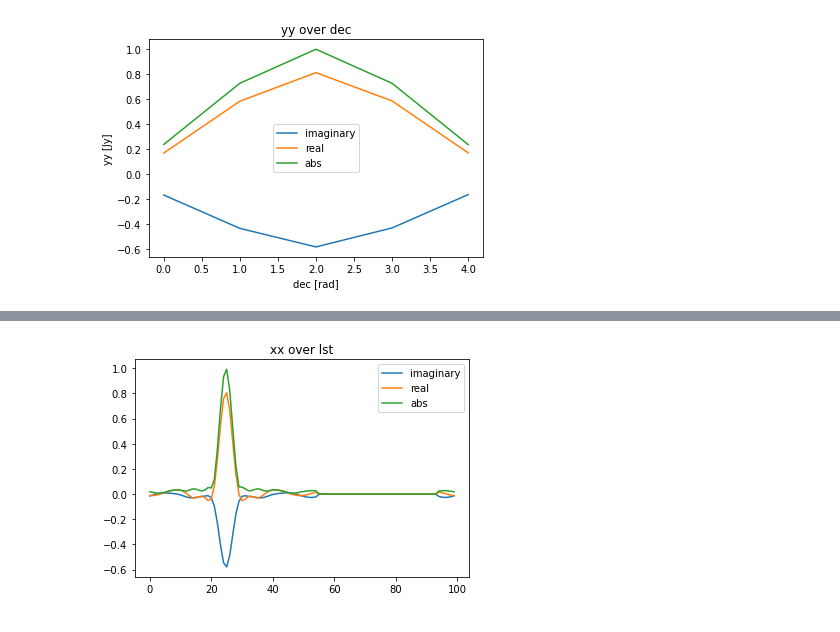
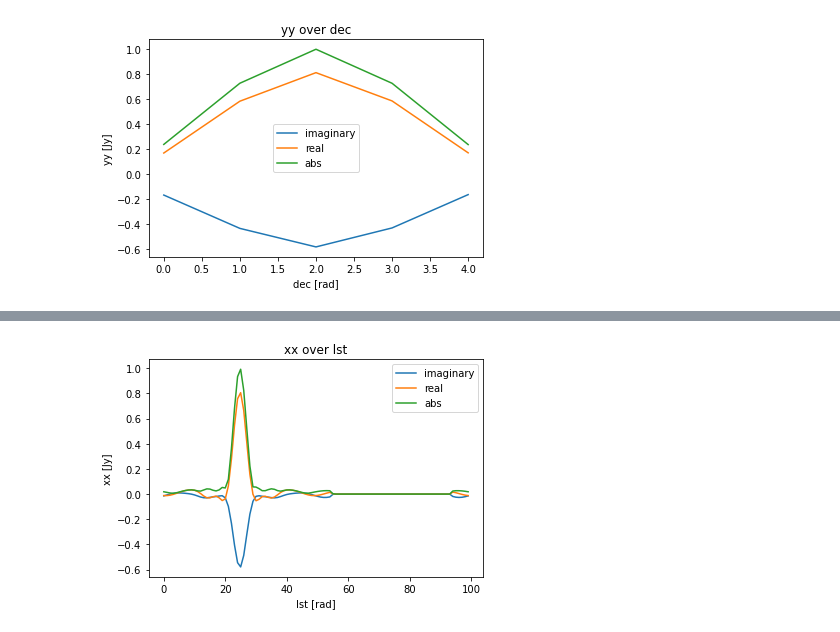
Before and after one commit to 3276908917/skyflux, a Jupyter notebook: notebooks/debugging/pure_J.ipynb, the cells around one changed output, grey strips where cells are left out. Drawn from its saved outputs; the diff is of its cells as text; code cells hidden in the pictures.

```diff
--- a/notebooks/debugging/pure_J.ipynb
+++ b/notebooks/debugging/pure_J.ipynb
@@ -18,17 +18,3 @@ import numpy as np
 import healpy as hp
 # %% [output]
 WARNING: leap-second auto-update failed due to the following exception: RuntimeError('attempted to use clear_download_cache on the path //anaconda3/envs/hera/lib/python3.8/site-packages/astropy/utils/ ...
-# %%
-list_az = []
-list_alt = []
-for source in sf.catalog.obj_catalog:
-    ra = np.radians(source.ra_angle)
-    dec = np.radians(source.dec_angle)
-    az, alt = sf.rot.eq_to_topo(
-        ra, dec,
-        lat=np.radians(sf.rot.hera_lat),
-        lst=np.pi / 3,
-        radians=True
-    )
-    list_az.append(az)
-    list_alt.append(alt)
@@ -46,9 +20,0 @@ print(list_alt)
-# %%
-#nside = 16, 32, 64, 128...
-nside = 128
-
-# healpix does the interpolation for you?
-theta, phi = hp.pix2ang(nside, np.arange(12 * nside * nside))
-az = phi
-alt = np.pi / 2 - theta
-print(theta, phi)
@@ -189,15 +109,16 @@ list_xx_over_lst = []
 list_yy_over_lst = []
 
 for lst in list_lst:
-    J_raf = sf.stokes.create_J(
-        ra=ra_raf, dec=np.radians(dec_raf), lst=np.pi/3, radians=True
-    )
-    list_xx_over_dec.append(J_raf[0][0][0])
-    list_yy_over_dec.append(J_raf[0][1][1])
+    az, alt = sf.rot.eq_to_topo(fra, fdec, lst=lst, radians=True)
+    J_ff = sf.stokes.create_J(az=az, alt=alt, lst=lst, radians=True)
+
+    list_xx_over_lst.append(J_ff[0][0][0])
+    list_yy_over_lst.append(J_ff[0][1][1])
     dec_raf += 5
 
-dict_dec = {
-    'label': 'dec',
-    'xx': np.array(list_xx_over_dec),
-    'yy': np.array(list_yy_over_dec)
+dict_lst = {
+    'label': 'lst',
+    'lst': list_lst,
+    'xx': np.array(list_xx_over_lst),
+    'yy': np.array(list_yy_over_lst)
 }
@@ -231,27 +125,4 @@ plt.show()
-# %%
-# Fixed equatorial coordinates, to examine time dependence of topocentric coordinates
-fra = np.pi / 2 # arbitrary choice that I am hoping is close to one of the actual sources
-fdec = np.radians(sf.rot.hera_lat)
-list_lst = np.linspace(0, 2 * np.pi, 100)
-
-list_xx = []
-
-for lst in list_lst:
-    az, alt = sf.rot.eq_to_topo(fra, fdec, lst=lst, radians=True)
-    J_ff = sf.stokes.create_J(az=az, alt=alt, lst=lst, radians=True)
-    list_xx.append(J_ff[0][0][0])
-
-list_yy = np.array(list_xx)
-
-im = np.imag(list_xx)
-re = np.real(list_xx)
-ab = np.abs(list_xx)
-
-plt.plot(im, label="imaginary")
-plt.plot(re, label="real")
-plt.plot(ab, label="abs")
-plt.legend()
-plt.title("xx over lst")
-plt.show()
-# %% [output]
-[figure, removed]
+# %%
+stokes_plotter(dict_lst, 'xx')
+# %% [output]
+[figure, added]
```
Also changed, not shown: parts of 8 cells of this notebook, 1 other file.
